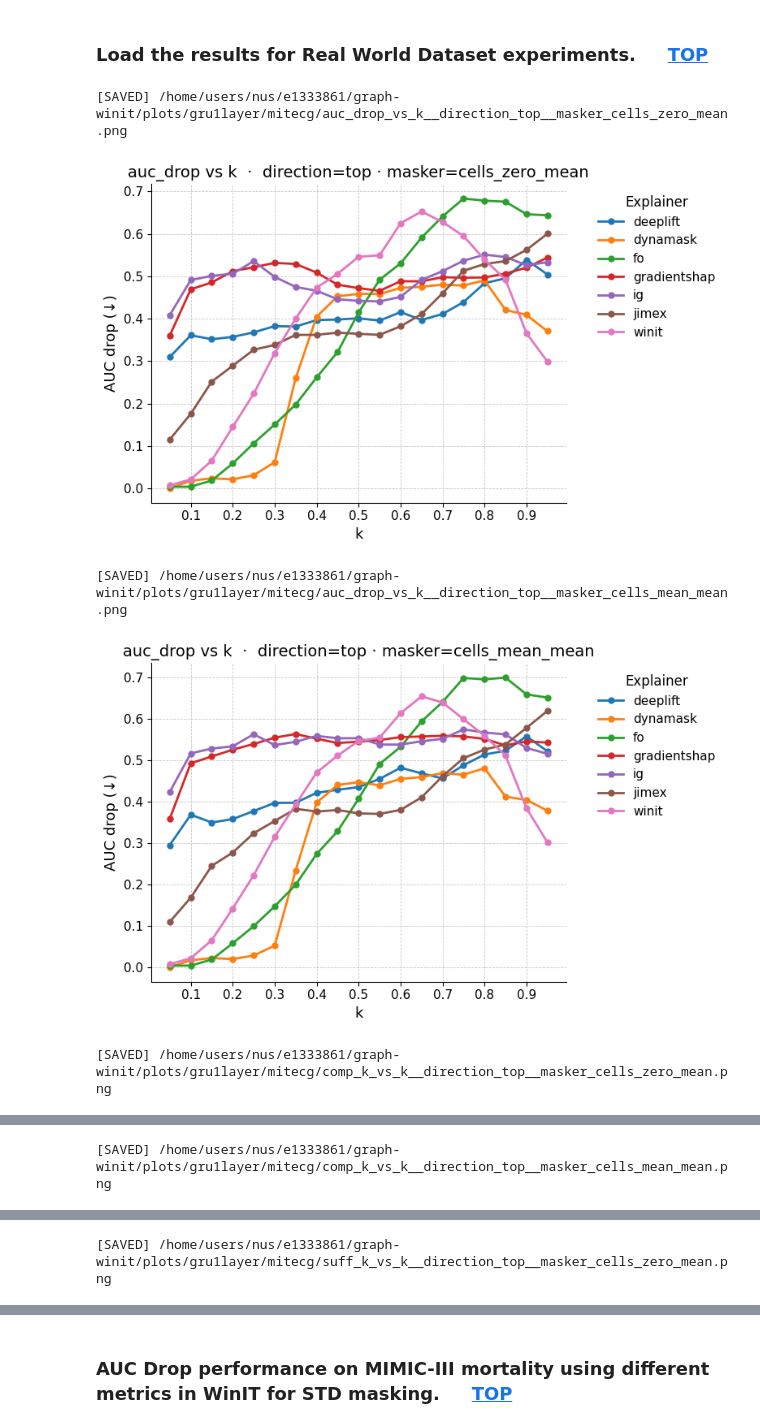
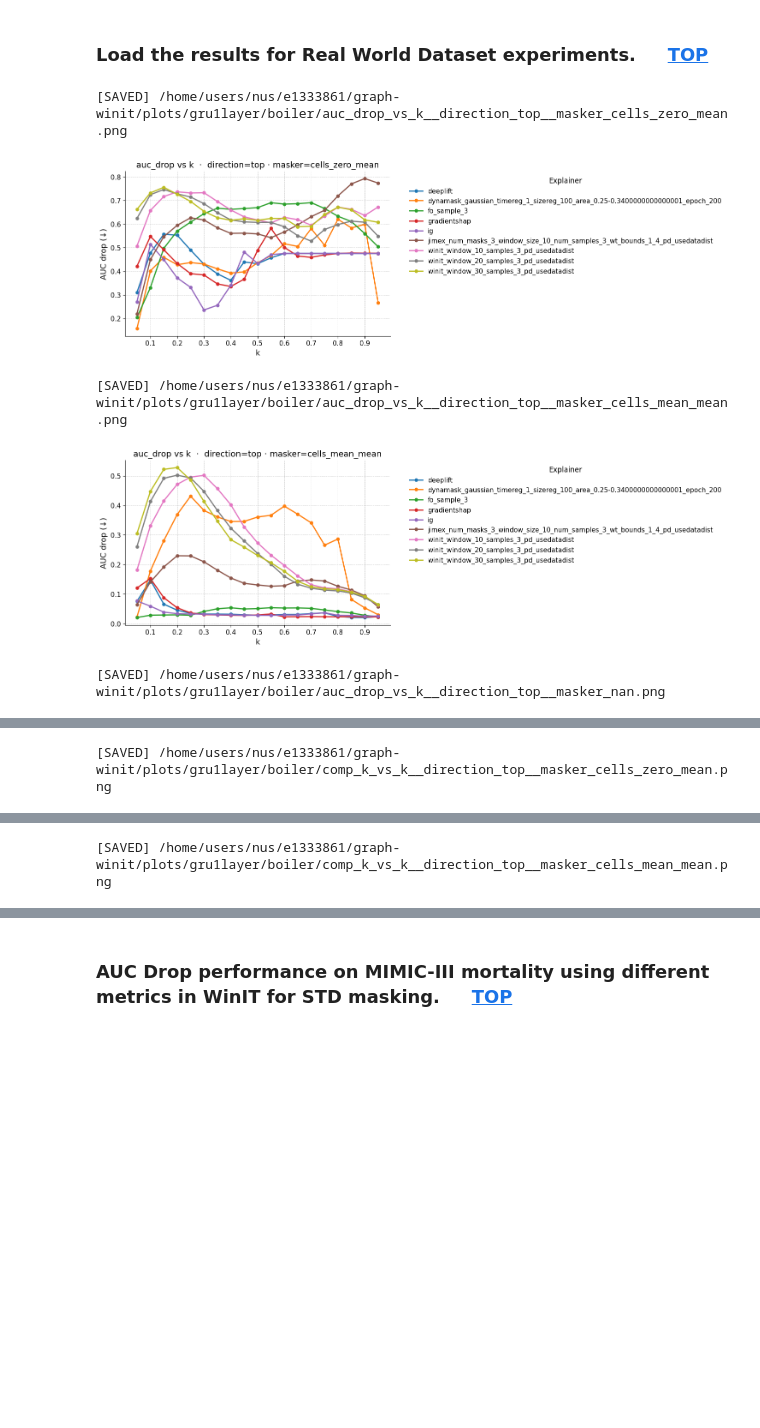
Before and after one commit to visriv/rambit, a Jupyter notebook: scripts/Reproduce.ipynb, the cells around one changed output, grey strips where cells are left out. Saved outputs shown, nothing was run; the diff lists cells and outputs as text; code cells hidden in the pictures; blank space fills up the shorter version.

```diff
--- a/scripts/Reproduce.ipynb
+++ b/scripts/Reproduce.ipynb
@@ -212,8 +244,8 @@ plt.show()
 j = 0
 # sim = "spike_delay_2"
 # sim = "spike"
-sim = "state"
-# sim = "data_l2x"
+# sim = "state"
+sim = "switch"
 cv = 0
 
 extras = ['labels', 'data', f'preds_cv_{cv}', 'ground_truth_attributions']
@@ -224,15 +256,15 @@ explainers = ["deeplift",
             #   "fo", "afo",
             #   "fit",
               "winit_window_10_pd_usedatadist",
-              "biwinit_window_10_pd_usedatadist",
-              "jimex_num_samples_3_pd"]
+            #   "biwinit_window_10_pd_usedatadist",
+              "jimex_num_masks_3_window_size_10_num_samples_3_wt_bounds_1_4_pd_usedatadist"]
+
 explainer_names = ["Deep LIFT",
                    "Gradient\nSHAP",
                    "Integrated\nGradients",
                 #    "FO", "AFO",
                 #    "FIT",
                    "WinIT",
-                   "BiWinIT",
                    "JIMEx"]
 
 plt.close()
@@ -303,8 +295,8 @@ plt.show()
 import matplotlib.pyplot as plt
 from PIL import Image
 
-j = 7
-sim = "mitecg"
+j = 0
+sim = "simulated_switch"
 cv = 0
 
 extras = ['labels',
@@ -321,12 +313,14 @@ explainers = ["deeplift",
               "gradientshap",
               "ig",
             #   "fit",
-              "winit_window_10_pd"]
+              "winit_window_10_pd_usedatadist",
+              "jimex_num_masks_3_window_size_10_num_samples_3_wt_bounds_1_4_pd_usedatadist"]
 explainer_names = ["Deep LIFT",
                    "Gradient\nSHAP",
                    "Integrated\nGradients",
                 #    "FIT",
-                   "WinIT"]
+                   "WinIT",
+                   "JIMEX"]
 
 fig, ax = plt.subplots(len(extras)+len(explainers), 1, figsize=(12, 7), sharex=True)
 
@@ -368,7 +362,7 @@ import os
 # os.environ["CUDA_VISIBLE_DEVICES"] = "0"
 
 # ---------- CONFIG ----------
-DATASET_NAME = "mitecg"
+DATASET_NAME = "boiler"
 DATA_DIR = "/home/users/nus/e1333861/graph-winit/output/gru1layer/" + DATASET_NAME
 PATTERN = os.path.join(DATA_DIR, "results*.csv")  # matches results.csv, results (1).csv, results(2).csv, etc
 OUT_DIR = os.path.join("/home/users/nus/e1333861/graph-winit/", "plots", "gru1layer", DATASET_NAME)
@@ -409,8 +403,8 @@ for m in METRICS:
     df[m] = pd.to_numeric(df[m], errors="coerce")
 df = df.dropna(subset=["k", "explainer", "direction"])
 
-# Shorten explainer labels: before first underscore
-df["explainer_short"] = df["explainer"].astype(str).apply(lambda s: s.split("_")[0])
+# Shorten explainer labels: before first underscore #TODO
+df["explainer_short"] = df["explainer"].astype(str)#.apply(lambda s: s.split("_")[0])
 
 # --- NEW: detect masker_name values (if present) ---
 HAS_MASKER = "masker_name" in df.columns
@@ -481,35 +475,35 @@ def plot_one(metric: str, direction: str, masker_name: str ):
 
     # Nice integer ticks for k
     ax.xaxis.set_major_locator(MaxNLocator(integer=True))
     ax.grid(True, linestyle="--", linewidth=0.6, alpha=0.7)
 
     # Place legend outside
     ax.legend(title="Explainer", frameon=False, bbox_to_anchor=(1.05, 1), loc="upper left")
 
     # Title + filename pieces
     mask_tag = "" if masker_name is None else f" · masker={masker_name}"
     ax.set_title(f"{metric} vs k  ·  direction={direction}{mask_tag}")
 
     fig.tight_layout()
 
     # Save + show
     mask_slug = "nomasker" if masker_name is None else f"masker_{str(masker_name).replace(' ', '_')}"
     out_name = f"{metric}_vs_k__direction_{direction}__{mask_slug}.png"
     out_path = os.path.join(OUT_DIR, out_name)
     fig.savefig(out_path, dpi=300, bbox_inches="tight")
     print(f"[SAVED] {out_path}")
     plt.show()
     plt.close(fig)
 
 # Generate all plots:
 # If masker_name exists, this will naturally produce 2× the plots (one set per masker).
 for direction in directions_in_data:
     for metric in METRICS:
         for masker_name in masker_values:
             plot_one(metric, direction, masker_name)
 # %% [output]
-[SAVED] /home/users/nus/e1333861/graph-winit/plots/gru1layer/mitecg/auc_drop_vs_k__direction_top__masker_cells_zero_mean.png
+[SAVED] /home/users/nus/e1333861/graph-winit/plots/gru1layer/boiler/auc_drop_vs_k__direction_top__masker_cells_zero_mean.png
-[figure, old version]
+[figure, new version]
-[SAVED] /home/users/nus/e1333861/graph-winit/plots/gru1layer/mitecg/auc_drop_vs_k__direction_top__masker_cells_mean_mean.png
+[SAVED] /home/users/nus/e1333861/graph-winit/plots/gru1layer/boiler/auc_drop_vs_k__direction_top__masker_cells_mean_mean.png
-[figure, old version]
+[figure, new version]
-[SAVED] /home/users/nus/e1333861/graph-winit/plots/gru1layer/mitecg/comp_k_vs_k__direction_top__masker_cells_zero_mean.png
+[SAVED] /home/users/nus/e1333861/graph-winit/plots/gru1layer/boiler/auc_drop_vs_k__direction_top__masker_nan.png
@@ -517 +511 @@ for direction in directions_in_data:
-[SAVED] /home/users/nus/e1333861/graph-winit/plots/gru1layer/mitecg/comp_k_vs_k__direction_top__masker_cells_mean_mean.png
+[SAVED] /home/users/nus/e1333861/graph-winit/plots/gru1layer/boiler/comp_k_vs_k__direction_top__masker_cells_zero_mean.png
@@ -519 +513 @@ for direction in directions_in_data:
-[SAVED] /home/users/nus/e1333861/graph-winit/plots/gru1layer/mitecg/suff_k_vs_k__direction_top__masker_cells_zero_mean.png
+[SAVED] /home/users/nus/e1333861/graph-winit/plots/gru1layer/boiler/comp_k_vs_k__direction_top__masker_cells_mean_mean.png
```
Also changed, not shown: parts of 25 cells of this notebook, 12 other files.
